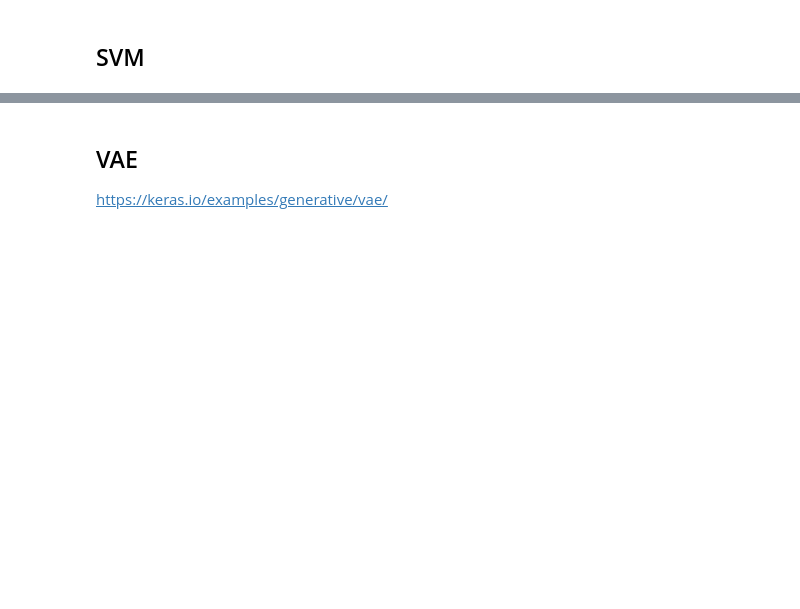
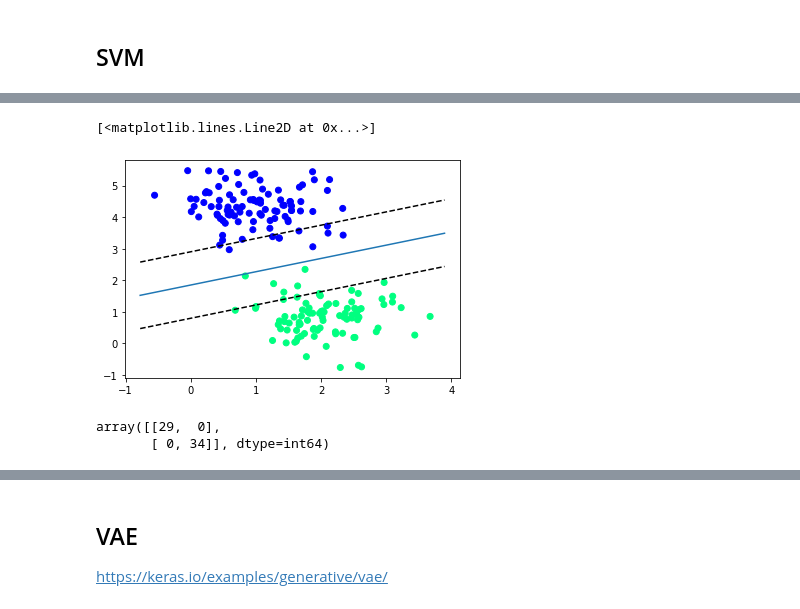
Before and after one commit to alphacentaury-github/NPSS2020, a Jupyter notebook: ML_lecture2.ipynb, the cells around one changed output, grey strips where cells are left out. Cells and saved outputs as stored; diff of their text form; code cells hidden in the pictures; blank space fills up the shorter version.

```diff
--- a/ML_lecture2.ipynb
+++ b/ML_lecture2.ipynb
@@ -40,0 +202,31 @@ from sklearn.metrics import confusion_matrix
+# %%
+# split data
+X_train, X_test, y_train, y_test = train_test_split(X, y, random_state=0)
+
+# Prepare SVM (linear kernel)
+svc = LinearSVC()
+svc.fit(X_train, y_train)
+
+#plot
+plt.scatter(X_train[:, 0], X_train[:, 1], c=y_train, cmap='winter');
+ax = plt.gca()
+xlim = ax.get_xlim()
+w = svc.coef_[0]
+a = -w[0] / w[1]
+xx = np.linspace(xlim[0], xlim[1])
+yy = a * xx - svc.intercept_[0] / w[1]
+plt.plot(xx, yy)
+yy = a * xx - (svc.intercept_[0] - 1) / w[1]
+plt.plot(xx, yy, 'k--')
+yy = a * xx - (svc.intercept_[0] + 1) / w[1]
+plt.plot(xx, yy, 'k--')
+# %% [output]
+[<matplotlib.lines.Line2D at 0x...>]
+[figure, added]
+# %%
+# test/predict
+y_pred = svc.predict(X_test)
+confusion_matrix(y_test, y_pred)
+# %% [output]
+array([[29,  0],
+       [ 0, 34]], dtype=int64)
```
Also changed, not shown: parts of 13 cells of this notebook, 3 other files.
